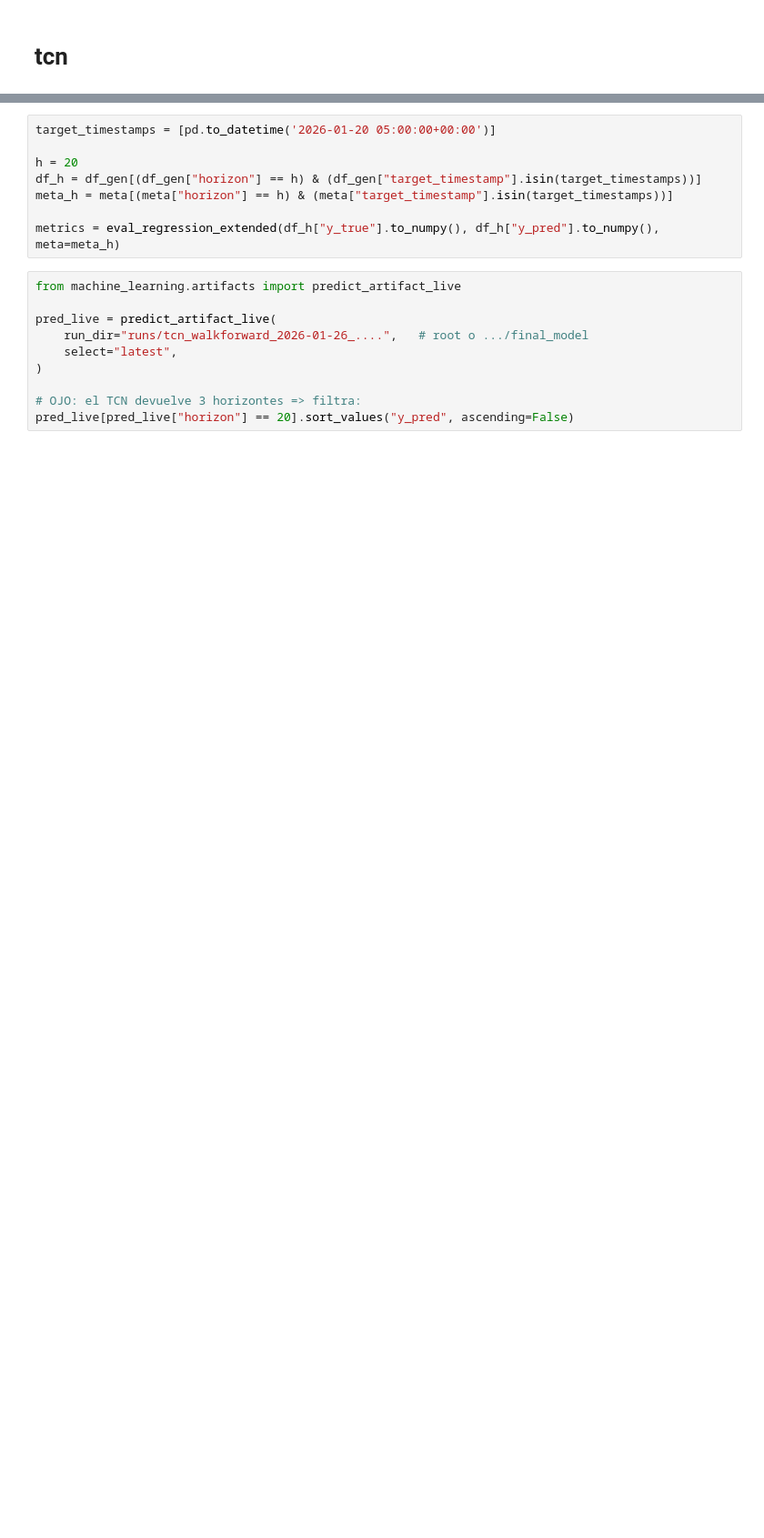
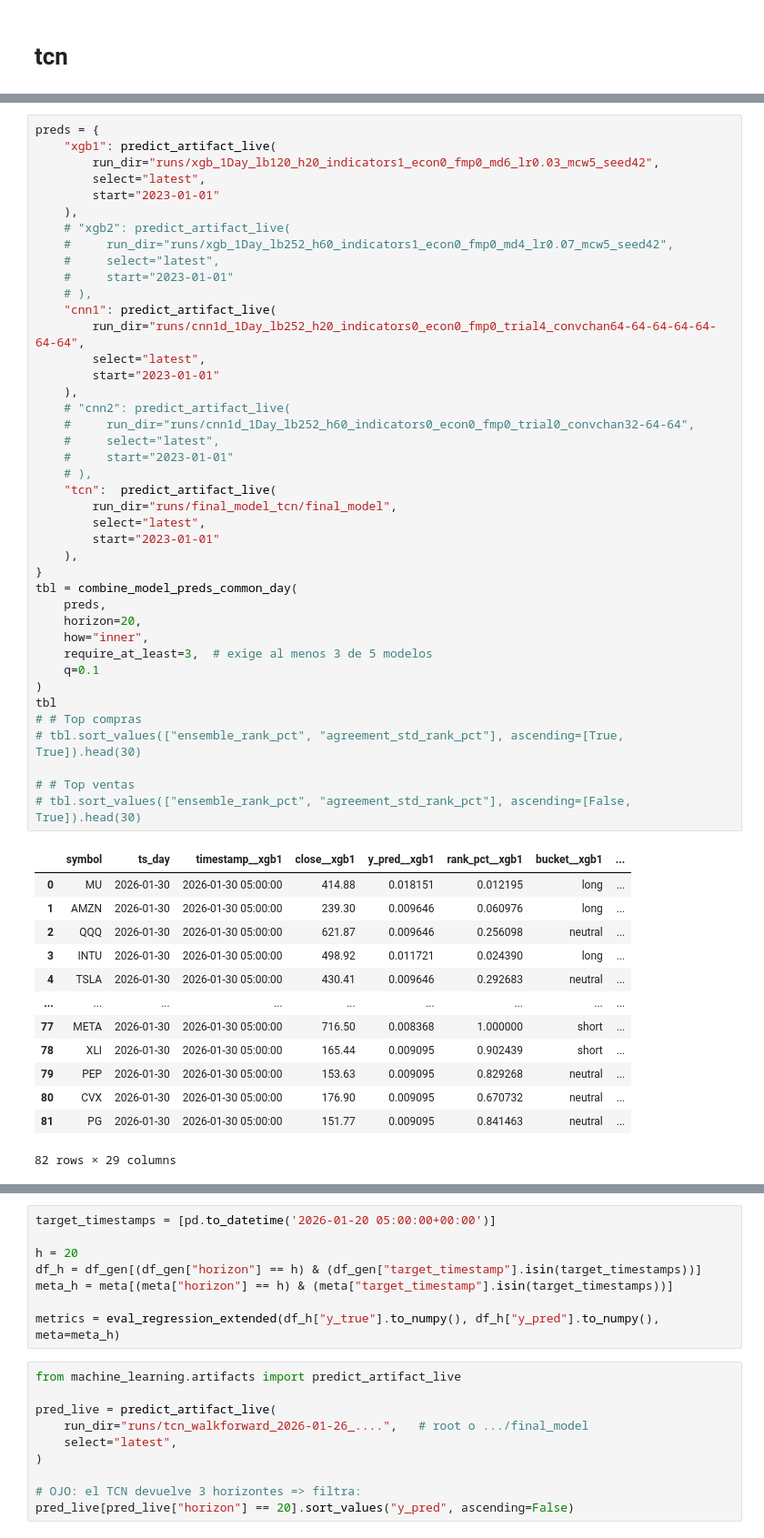
Before and after one commit to APROHACK124/finance-modelling, a Jupyter notebook: machine_learning/predict.ipynb, the cells around one changed output, grey strips where cells are left out. Shown at 91% size. Drawn from its saved outputs; the diff is of its cells as text; blank space fills up the shorter version.

Commit message:
Comparison of models live added in predict

```diff
--- a/machine_learning/predict.ipynb
+++ b/machine_learning/predict.ipynb
@@ -424,0 +545,55 @@ Index(['symbol', 'timestamp', 'target_timestamp_est', 'y_pred', 'horizon',
+# %%
+preds = {
+    "xgb1": predict_artifact_live(
+        run_dir="runs/xgb_1Day_lb120_h20_indicators1_econ0_fmp0_md6_lr0.03_mcw5_seed42",
+        select="latest",
+        start="2023-01-01"
+    ),
+    # "xgb2": predict_artifact_live(
+    #     run_dir="runs/xgb_1Day_lb252_h60_indicators1_econ0_fmp0_md4_lr0.07_mcw5_seed42",
+    #     select="latest",
+    #     start="2023-01-01"
+    # ),
+    "cnn1": predict_artifact_live(
+        run_dir="runs/cnn1d_1Day_lb252_h20_indicators0_econ0_fmp0_trial4_convchan64-64-64-64-64-64-64",
+        select="latest",
+        start="2023-01-01"
+    ),
+    # "cnn2": predict_artifact_live(
+    #     run_dir="runs/cnn1d_1Day_lb252_h60_indicators0_econ0_fmp0_trial0_convchan32-64-64",
+    #     select="latest",
+    #     start="2023-01-01"
+    # ),
+    "tcn":  predict_artifact_live(
+        run_dir="runs/final_model_tcn/final_model",
+        select="latest",
+        start="2023-01-01"
+    ),
+}
+tbl = combine_model_preds_common_day(
+    preds,
+    horizon=20,
+    how="inner",
+    require_at_least=3,  # exige al menos 3 de 5 modelos
+    q=0.1
+)
+tbl
+# # Top compras
+# tbl.sort_values(["ensemble_rank_pct", "agreement_std_rank_pct"], ascending=[True, True]).head(30)
+
+# # Top ventas
+# tbl.sort_values(["ensemble_rank_pct", "agreement_std_rank_pct"], ascending=[False, True]).head(30)
+# %% [output]
+|  | symbol | ts_day | timestamp__xgb1 | close__xgb1 | y_pred__xgb1 | rank_pct__xgb1 | bucket__xgb1 | ... |
+| 0 | MU | 2026-01-30 | 2026-01-30 05:00:00 | 414.88 | 0.018151 | 0.012195 | long | ... |
+| 1 | AMZN | 2026-01-30 | 2026-01-30 05:00:00 | 239.30 | 0.009646 | 0.060976 | long | ... |
+| 2 | QQQ | 2026-01-30 | 2026-01-30 05:00:00 | 621.87 | 0.009646 | 0.256098 | neutral | ... |
+| 3 | INTU | 2026-01-30 | 2026-01-30 05:00:00 | 498.92 | 0.011721 | 0.024390 | long | ... |
+| 4 | TSLA | 2026-01-30 | 2026-01-30 05:00:00 | 430.41 | 0.009646 | 0.292683 | neutral | ... |
+| ... | ... | ... | ... | ... | ... | ... | ... | ... |
+| 77 | META | 2026-01-30 | 2026-01-30 05:00:00 | 716.50 | 0.008368 | 1.000000 | short | ... |
+| 78 | XLI | 2026-01-30 | 2026-01-30 05:00:00 | 165.44 | 0.009095 | 0.902439 | short | ... |
+| 79 | PEP | 2026-01-30 | 2026-01-30 05:00:00 | 153.63 | 0.009095 | 0.829268 | neutral | ... |
+| 80 | CVX | 2026-01-30 | 2026-01-30 05:00:00 | 176.90 | 0.009095 | 0.670732 | neutral | ... |
+| 81 | PG | 2026-01-30 | 2026-01-30 05:00:00 | 151.77 | 0.009095 | 0.841463 | neutral | ... |
+82 rows × 29 columns
```
Also changed, not shown: parts of 10 cells of this notebook, 1 other file.
